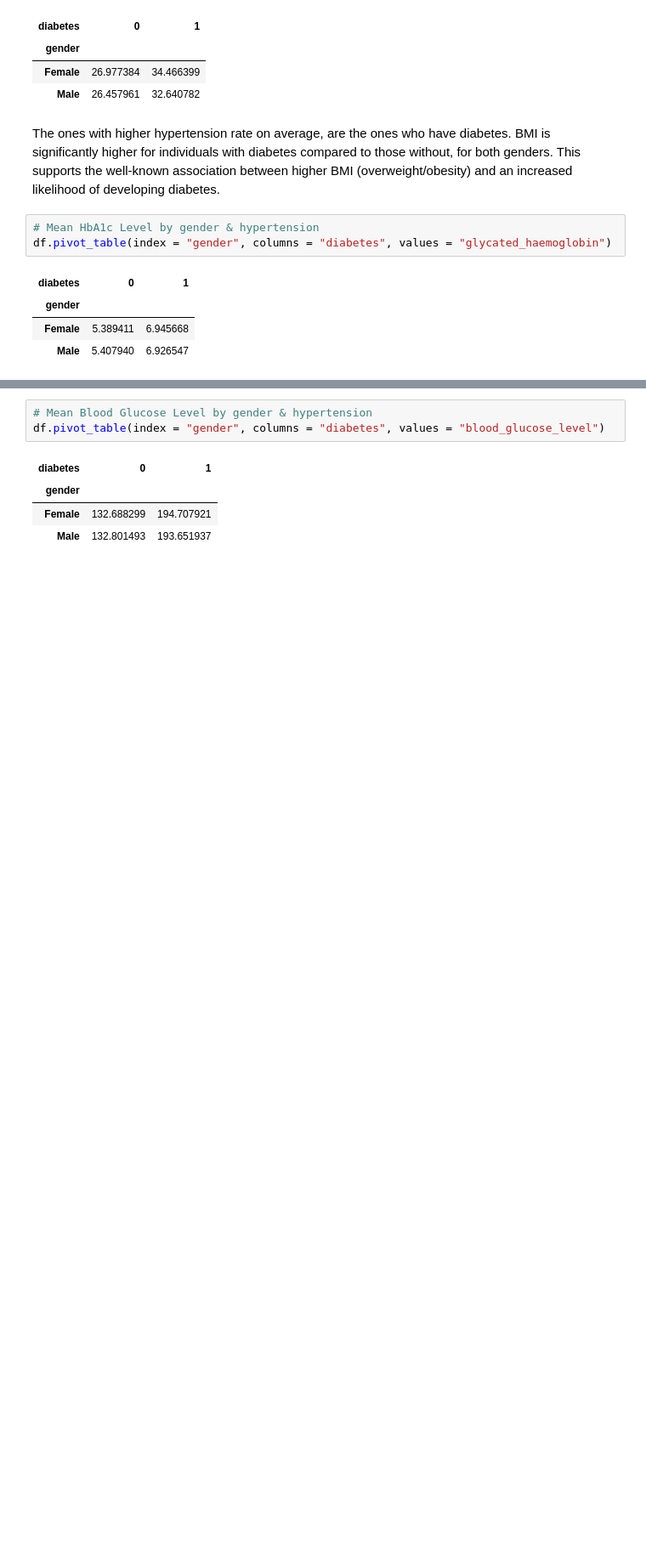
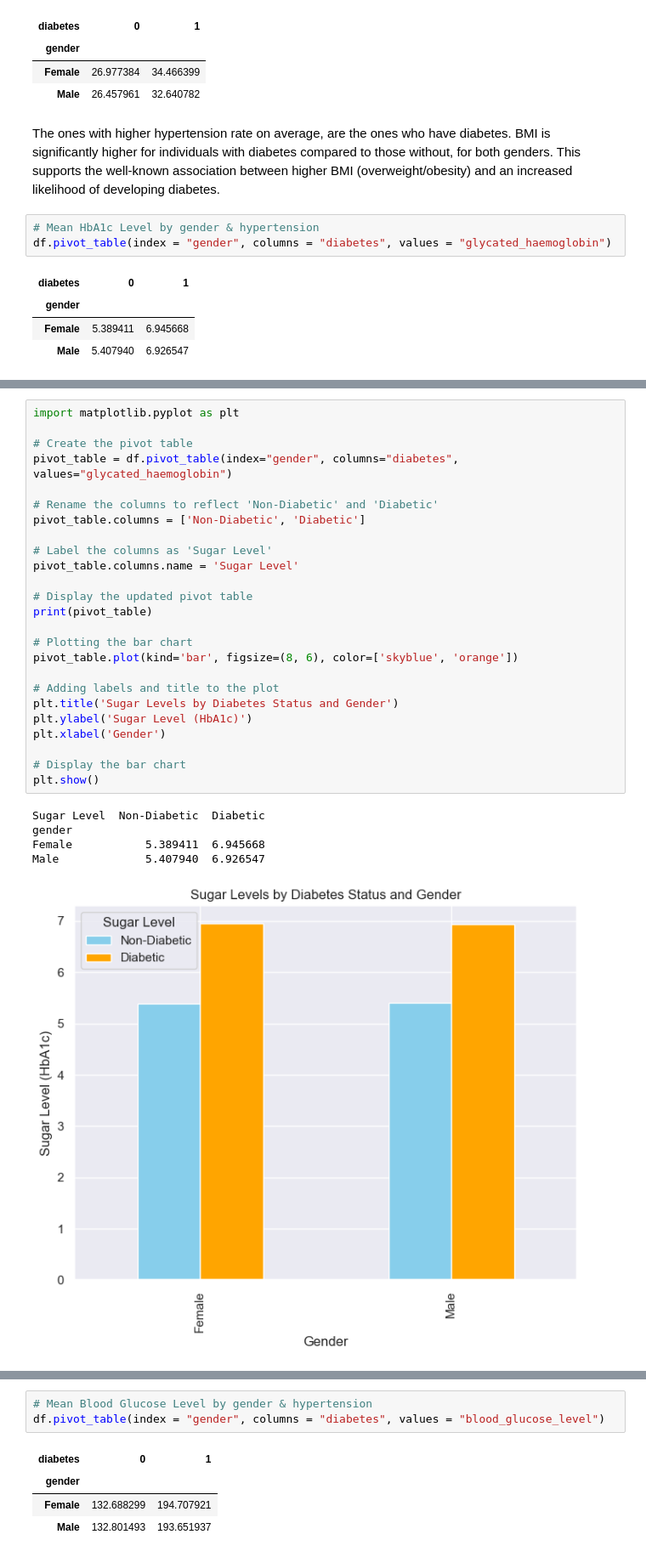
Before and after one commit to horlaralexie/Diabetes-Disease-Project, a Jupyter notebook: DIABETES PREDICTION PROJECT.ipynb, the cells around one changed output, grey strips where cells are left out. Shown at 85% size. Drawn from its saved outputs; the diff is of its cells as text; blank space fills up the shorter version.

```diff
--- a/DIABETES PREDICTION PROJECT.ipynb
+++ b/DIABETES PREDICTION PROJECT.ipynb
@@ -411 +428,32 @@ df.pivot_table(index = "gender", columns = "diabetes", values = "glycated_haemog
+# %%
+import matplotlib.pyplot as plt
+
+# Create the pivot table
+pivot_table = df.pivot_table(index="gender", columns="diabetes", values="glycated_haemoglobin")
+
+# Rename the columns to reflect 'Non-Diabetic' and 'Diabetic'
+pivot_table.columns = ['Non-Diabetic', 'Diabetic']
+
+# Label the columns as 'Sugar Level'
+pivot_table.columns.name = 'Sugar Level'
+
+# Display the updated pivot table
+print(pivot_table)
+
+# Plotting the bar chart
+pivot_table.plot(kind='bar', figsize=(8, 6), color=['skyblue', 'orange'])
+
+# Adding labels and title to the plot
+plt.title('Sugar Levels by Diabetes Status and Gender')
+plt.ylabel('Sugar Level (HbA1c)')
+plt.xlabel('Gender')
+
+# Display the bar chart
+plt.show()
+# %% [output]
+Sugar Level  Non-Diabetic  Diabetic
+gender
+Female           5.389411  6.945668
+Male             5.407940  6.926547
+[figure, added]
 # %% [markdown]
```
Also changed, not shown: parts of 6 cells of this notebook.
